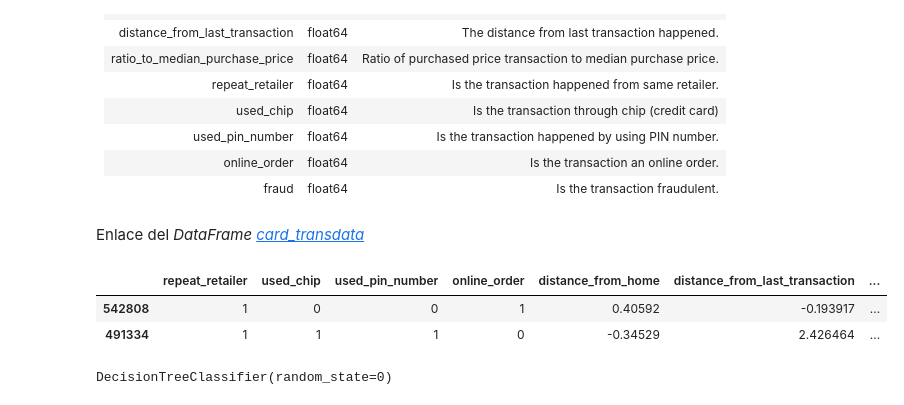
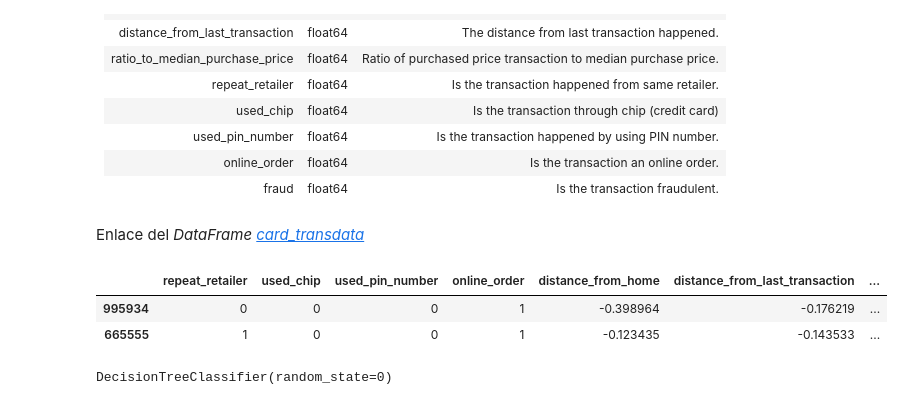
Before and after one commit to VannaLZ/Modulo_3_Sprint_1_VannaPaula, a Jupyter notebook: Regresion Logistica/Lecc05-Decision_Tree.ipynb, the cells around one changed output. Drawn from its saved outputs; the diff is of its cells as text; code cells hidden in the pictures.

```diff
--- a/Regresion Logistica/Lecc05-Decision_Tree.ipynb
+++ b/Regresion Logistica/Lecc05-Decision_Tree.ipynb
@@ -38,12 +38,12 @@ warnings.filterwarnings('ignore')
 # %% [markdown]
 Enlace del *DataFrame* *[card_transdata](https://www.kaggle.com/datasets/dhanushnarayananr/credit-card-fraud)*
 # %%
-df = pd.read_csv("../datos/card_transdata_balanceado.csv", index_col = 0)
+df = pd.read_csv("card_transdata_balanceado.csv", index_col = 0)
 df.head(2)
 # %% [output]
 |  | repeat_retailer | used_chip | used_pin_number | online_order | distance_from_home | distance_from_last_transaction | ... |
-| 542808 | 1 | 0 | 0 | 1 | 0.40592 | -0.193917 | ... |
-| 491334 | 1 | 1 | 1 | 0 | -0.34529 | 2.426464 | ... |
+| 995934 | 0 | 0 | 0 | 1 | -0.398964 | -0.176219 | ... |
+| 665555 | 1 | 0 | 0 | 1 | -0.123435 | -0.143533 | ... |
 # %%
 # separamos los datos en X e y
 
```
Also changed, not shown: parts of 21 cells of this notebook, 4 other files.
